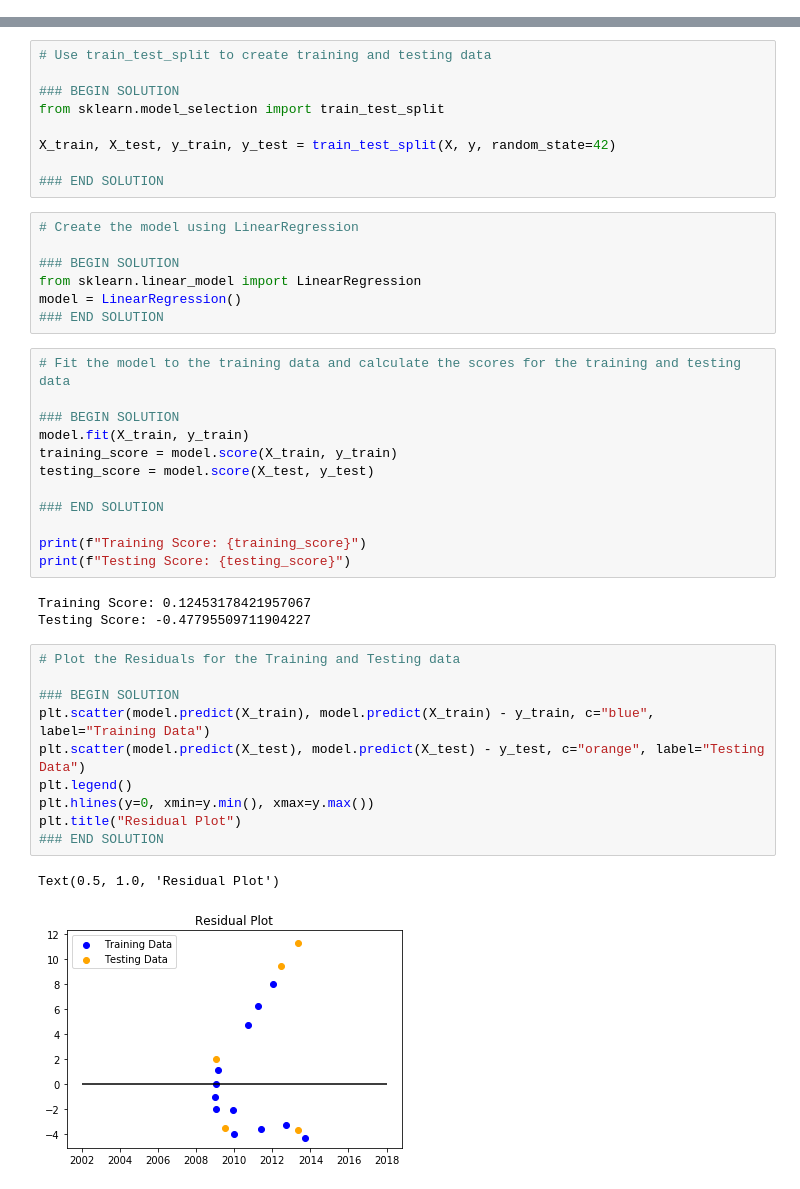
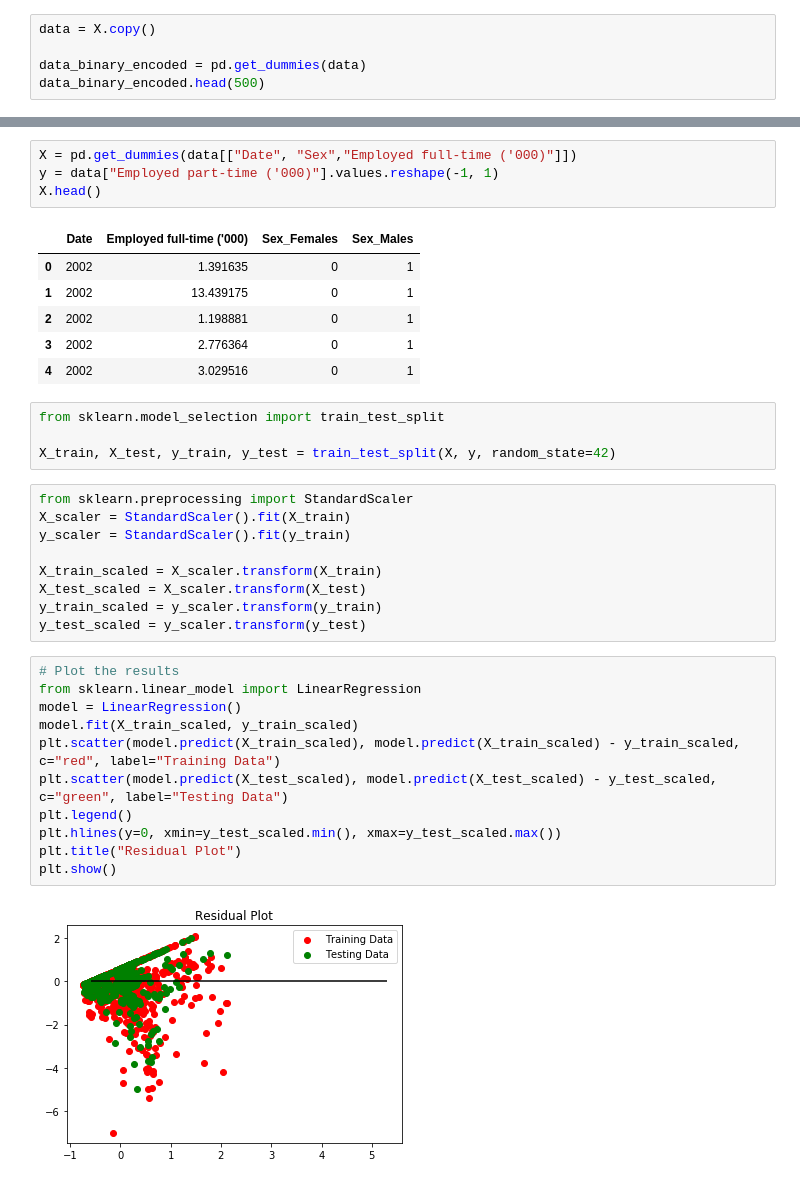
Before and after one commit to natalieddavies/FinalProject, a Jupyter notebook: scikit_learn.ipynb, the cells around one changed output, grey strips where cells are left out. Drawn from its saved outputs; the diff is of its cells as text.

```diff
--- a/scikit_learn.ipynb
+++ b/scikit_learn.ipynb
@@ -36,0 +39,5 @@ print(X.shape, y.shape)
+# %%
+data = X.copy()
+
+data_binary_encoded = pd.get_dummies(data)
+data_binary_encoded.head(500)
@@ -37,44 +114,37 @@ print(X.shape, y.shape)
+# %%
+X = pd.get_dummies(data[["Date", "Sex","Employed full-time ('000)"]])
+y = data["Employed part-time ('000)"].values.reshape(-1, 1)
+X.head()
+# %% [output]
+|  | Date | Employed full-time ('000) | Sex_Females | Sex_Males |
+| 0 | 2002 | 1.391635 | 0 | 1 |
+| 1 | 2002 | 13.439175 | 0 | 1 |
+| 2 | 2002 | 1.198881 | 0 | 1 |
+| 3 | 2002 | 2.776364 | 0 | 1 |
+| 4 | 2002 | 3.029516 | 0 | 1 |
 # %%
-# Use train_test_split to create training and testing data
-
-### BEGIN SOLUTION
 from sklearn.model_selection import train_test_split
 
 X_train, X_test, y_train, y_test = train_test_split(X, y, random_state=42)
-
-### END SOLUTION
-# %%
-# Create the model using LinearRegression
-
-### BEGIN SOLUTION
-from sklearn.linear_model import LinearRegression
-model = LinearRegression()
-### END SOLUTION
-# %%
-# Fit the model to the training data and calculate the scores for the training and testing data
-
-### BEGIN SOLUTION
-model.fit(X_train, y_train)
-training_score = model.score(X_train, y_train)
-testing_score = model.score(X_test, y_test)
-
-### END SOLUTION
-
-print(f"Training Score: {training_score}")
-print(f"Testing Score: {testing_score}")
-# %% [output]
-Training Score: 0.12453178421957067
-Testing Score: -0.47795509711904227
+# %%
+from sklearn.preprocessing import StandardScaler
+X_scaler = StandardScaler().fit(X_train)
+y_scaler = StandardScaler().fit(y_train)
+
+X_train_scaled = X_scaler.transform(X_train)
+X_test_scaled = X_scaler.transform(X_test)
+y_train_scaled = y_scaler.transform(y_train)
+y_test_scaled = y_scaler.transform(y_test)
 # %%
-# Plot the Residuals for the Training and Testing data
-
-### BEGIN SOLUTION
-plt.scatter(model.predict(X_train), model.predict(X_train) - y_train, c="blue", label="Training Data")
-plt.scatter(model.predict(X_test), model.predict(X_test) - y_test, c="orange", label="Testing Data")
+# Plot the results
+from sklearn.linear_model import LinearRegression
+model = LinearRegression()
+model.fit(X_train_scaled, y_train_scaled)
+plt.scatter(model.predict(X_train_scaled), model.predict(X_train_scaled) - y_train_scaled, c="red", label="Training Data")
+plt.scatter(model.predict(X_test_scaled), model.predict(X_test_scaled) - y_test_scaled, c="green", label="Testing Data")
 plt.legend()
-plt.hlines(y=0, xmin=y.min(), xmax=y.max())
+plt.hlines(y=0, xmin=y_test_scaled.min(), xmax=y_test_scaled.max())
 plt.title("Residual Plot")
-### END SOLUTION
+plt.show()
 # %% [output]
-Text(0.5, 1.0, 'Residual Plot')
-[figure, old version]
+[figure, new version]
```
Also changed, not shown: parts of 11 cells of this notebook, 2 other files.
